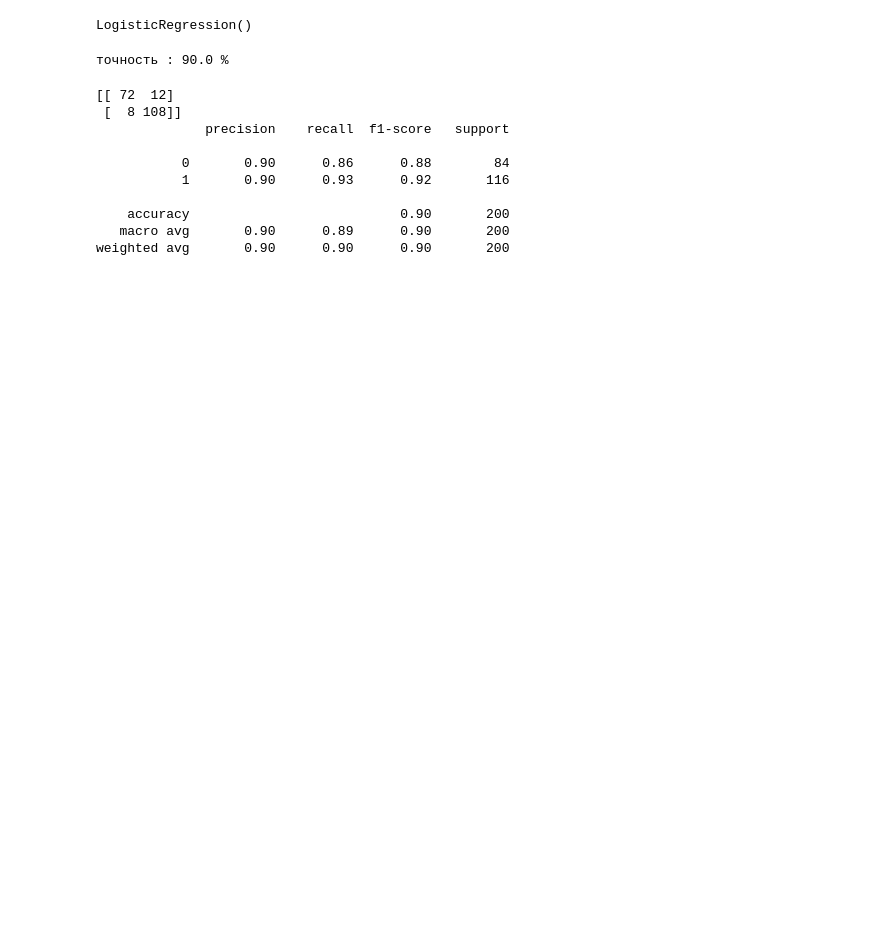
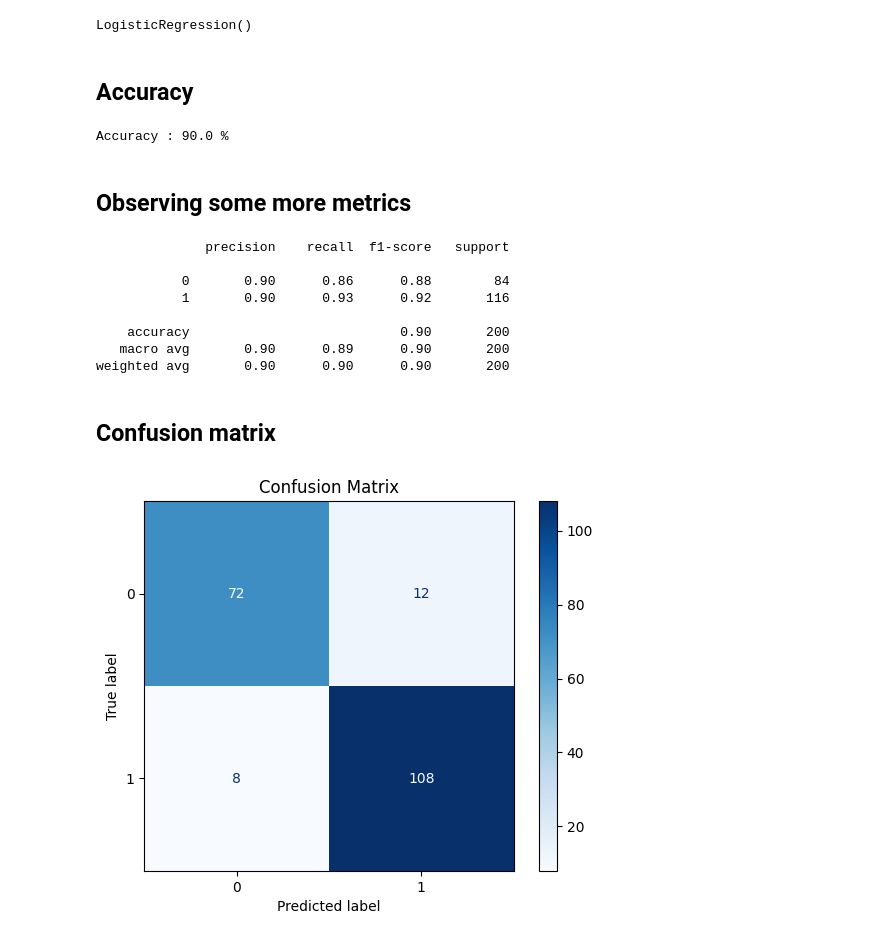
Before and after one commit to Skiner752/Intro-to-machine-learning, a Jupyter notebook: heart.ipynb, the cells around one changed output. Drawn from its saved outputs; the diff is of its cells as text; code cells hidden in the pictures; blank space fills up the shorter version.

```diff
--- a/heart.ipynb
+++ b/heart.ipynb
@@ -302,20 +358,20 @@ logist_regres = LogisticRegression()
 logist_regres.fit(X_train, Y_train)
 # %% [output]
 LogisticRegression()
+# %% [markdown]
+## **Accuracy**
 # %%
 Y_pred = logist_regres.predict(X_test)
 accuracy_result = accuracy_score(Y_test,Y_pred) * 100
 
-print('точность : {} %'.format(accuracy_result))
+print('Accuracy : {} %'.format(accuracy_result))
 # %% [output]
-точность : 90.0 %
+Accuracy : 90.0 %
+# %% [markdown]
+## **Observing some more metrics**
 # %%
-
-print(confusion_matrix(Y_test, Y_pred))
 print(classification_report(Y_test, Y_pred))
 # %% [output]
-[[ 72  12]
- [  8 108]]
               precision    recall  f1-score   support
 
            0       0.90      0.86      0.88        84
@@ -324,3 +380,13 @@ print(classification_report(Y_test, Y_pred))
     accuracy                           0.90       200
    macro avg       0.90      0.89      0.90       200
 weighted avg       0.90      0.90      0.90       200
+# %% [markdown]
+## **Confusion matrix**
+# %%
+cm = confusion_matrix(Y_test, Y_pred)
+disp = ConfusionMatrixDisplay(confusion_matrix=cm)
+disp.plot(cmap='Blues')
+plt.title("Confusion Matrix")
+plt.show()
+# %% [output]
+[figure, added]
```
Also changed, not shown: parts of 30 cells of this notebook.
